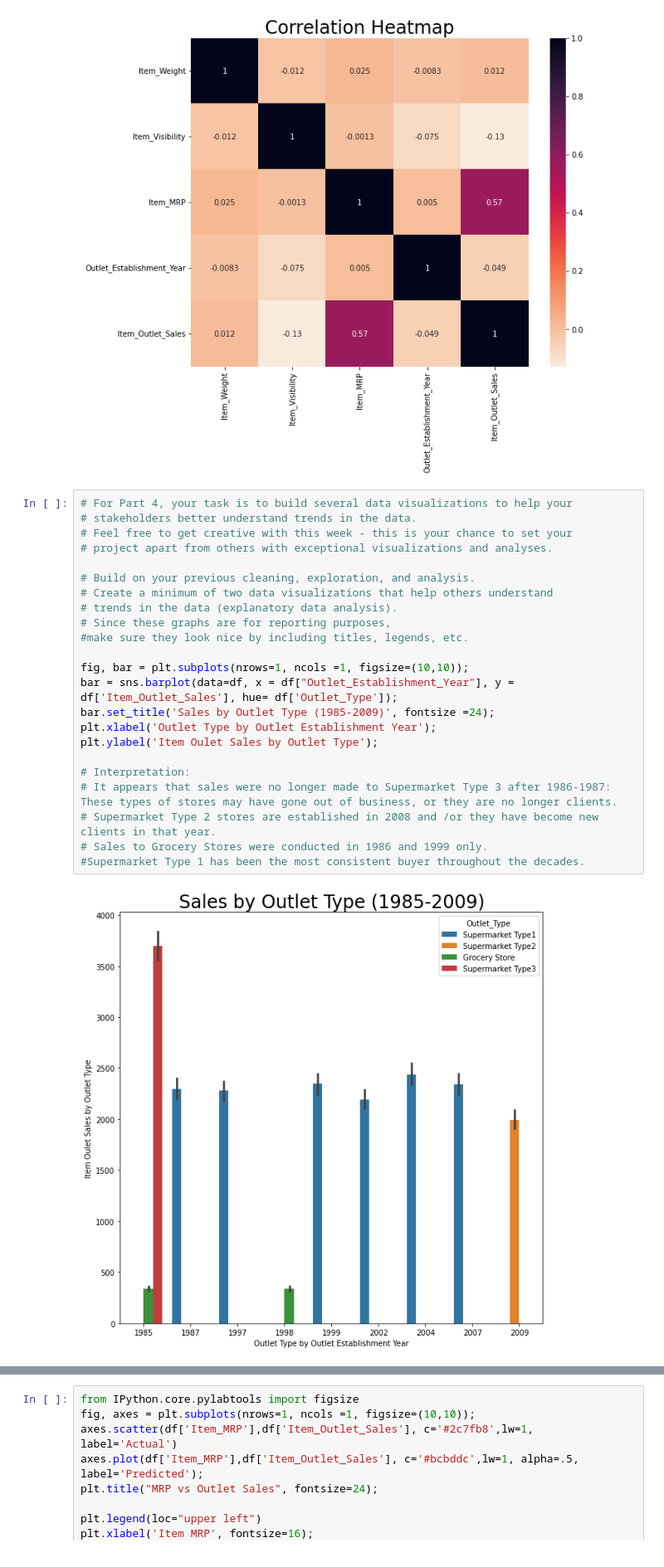
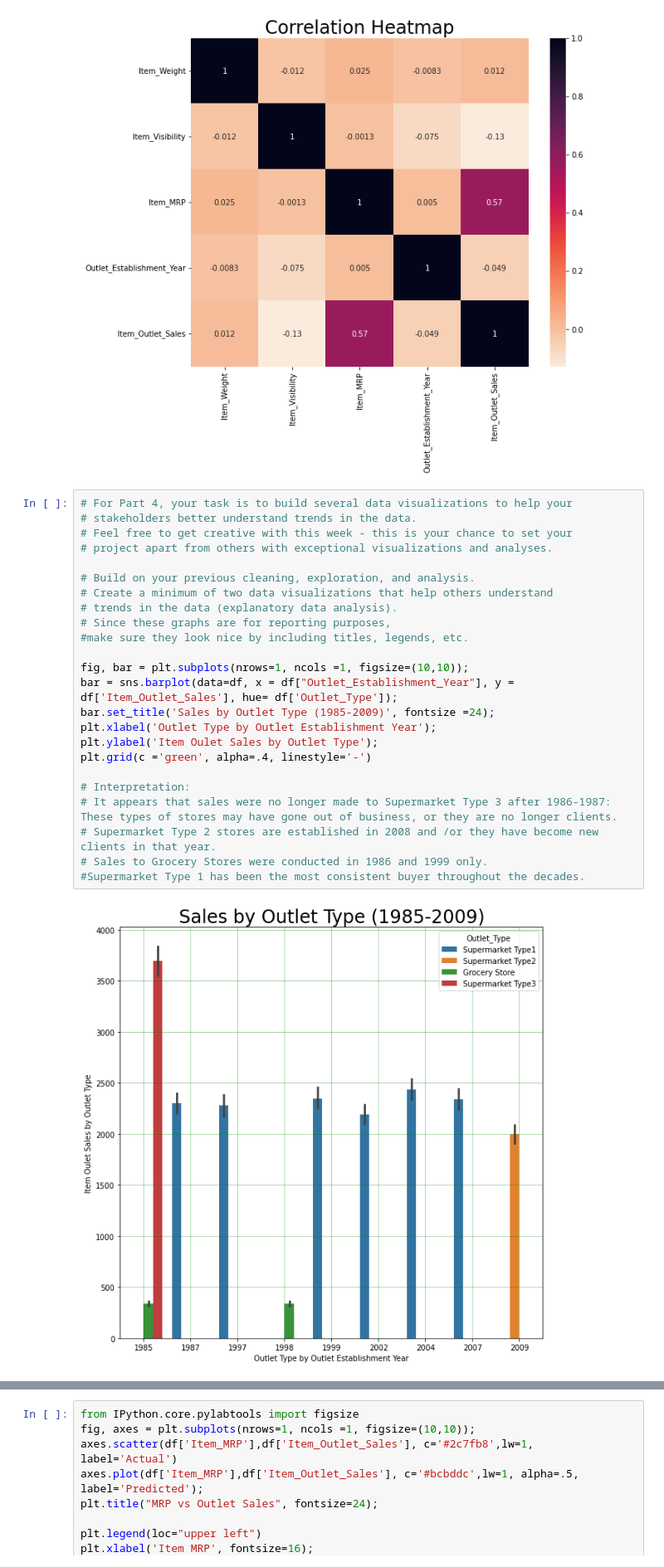
Before and after one commit to starkjones/Food-Sales-Predictions, a Jupyter notebook: Food_Sales_Prediction.ipynb, the cells around one changed output, grey strips where cells are left out. Shown: that part at 83% size. Saved outputs shown, nothing was run; the diff lists cells and outputs as text.

```diff
--- a/Food_Sales_Prediction.ipynb
+++ b/Food_Sales_Prediction.ipynb
@@ -337,26 +349,27 @@ hm.set_title('Correlation Heatmap', fontsize= 24);
 # %%
 # For Part 4, your task is to build several data visualizations to help your
 # stakeholders better understand trends in the data.
 # Feel free to get creative with this week - this is your chance to set your
 # project apart from others with exceptional visualizations and analyses.
 
 # Build on your previous cleaning, exploration, and analysis.
 # Create a minimum of two data visualizations that help others understand
 # trends in the data (explanatory data analysis).
 # Since these graphs are for reporting purposes,
 #make sure they look nice by including titles, legends, etc.
 
 fig, bar = plt.subplots(nrows=1, ncols =1, figsize=(10,10));
 bar = sns.barplot(data=df, x = df["Outlet_Establishment_Year"], y = df['Item_Outlet_Sales'], hue= df['Outlet_Type']);
 bar.set_title('Sales by Outlet Type (1985-2009)', fontsize =24);
 plt.xlabel('Outlet Type by Outlet Establishment Year');
 plt.ylabel('Item Oulet Sales by Outlet Type');
+plt.grid(c ='green', alpha=.4, linestyle='-')
 
 # Interpretation:
 # It appears that sales were no longer made to Supermarket Type 3 after 1986-1987: These types of stores may have gone out of business, or they are no longer clients.
 # Supermarket Type 2 stores are established in 2008 and /or they have become new clients in that year.
 # Sales to Grocery Stores were conducted in 1986 and 1999 only.
 #Supermarket Type 1 has been the most consistent buyer throughout the decades.
 # %% [output]
-[figure, old version]
+[figure, new version]
 # %%
```
Also changed, not shown: parts of 19 cells of this notebook.
